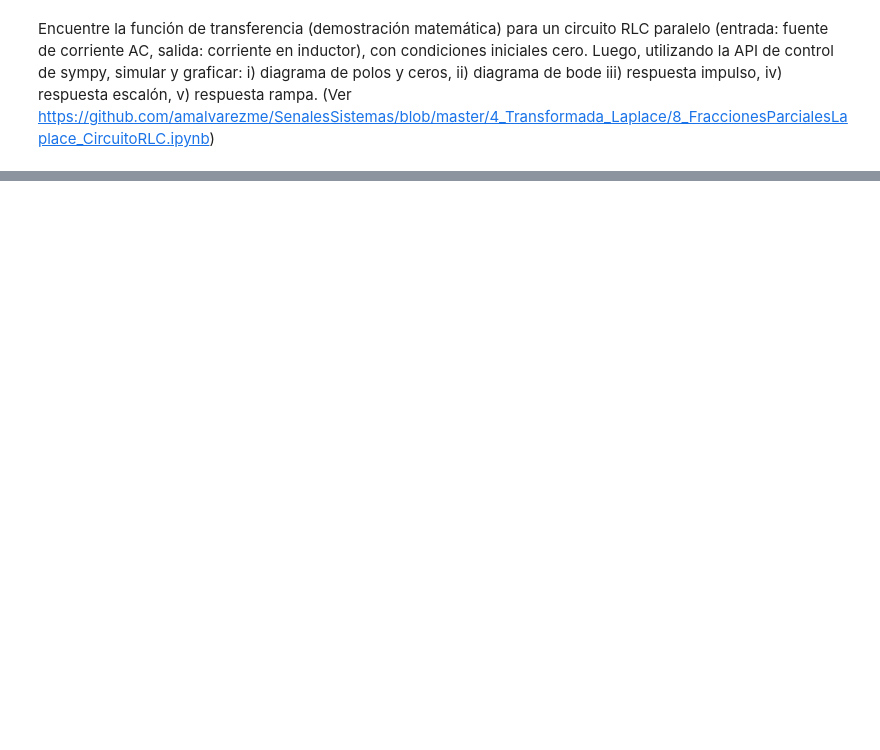
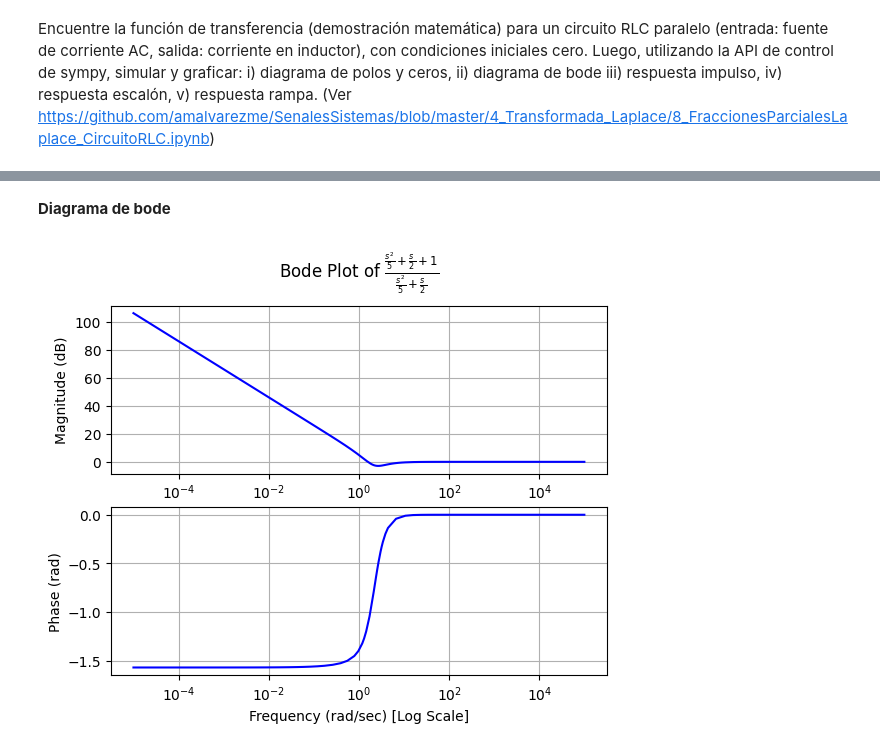
Before and after one commit to Yomunozs/Senales_Sistemas, a Jupyter notebook: 4_Transformada_Laplace/Ejercicio_clase.ipynb, the cells around one changed output, grey strips where cells are left out. Cells and saved outputs as stored; diff of their text form; code cells hidden in the pictures; blank space fills up the shorter version.

```diff
--- a/4_Transformada_Laplace/Ejercicio_clase.ipynb
+++ b/4_Transformada_Laplace/Ejercicio_clase.ipynb
@@ -21,0 +73,6 @@ Y
+# %% [markdown]
+**Diagrama de bode**
+# %%
+control.bode_plot(HRLC)
+# %% [output]
+[figure, added]
```
Also changed, not shown: parts of 14 cells of this notebook.
